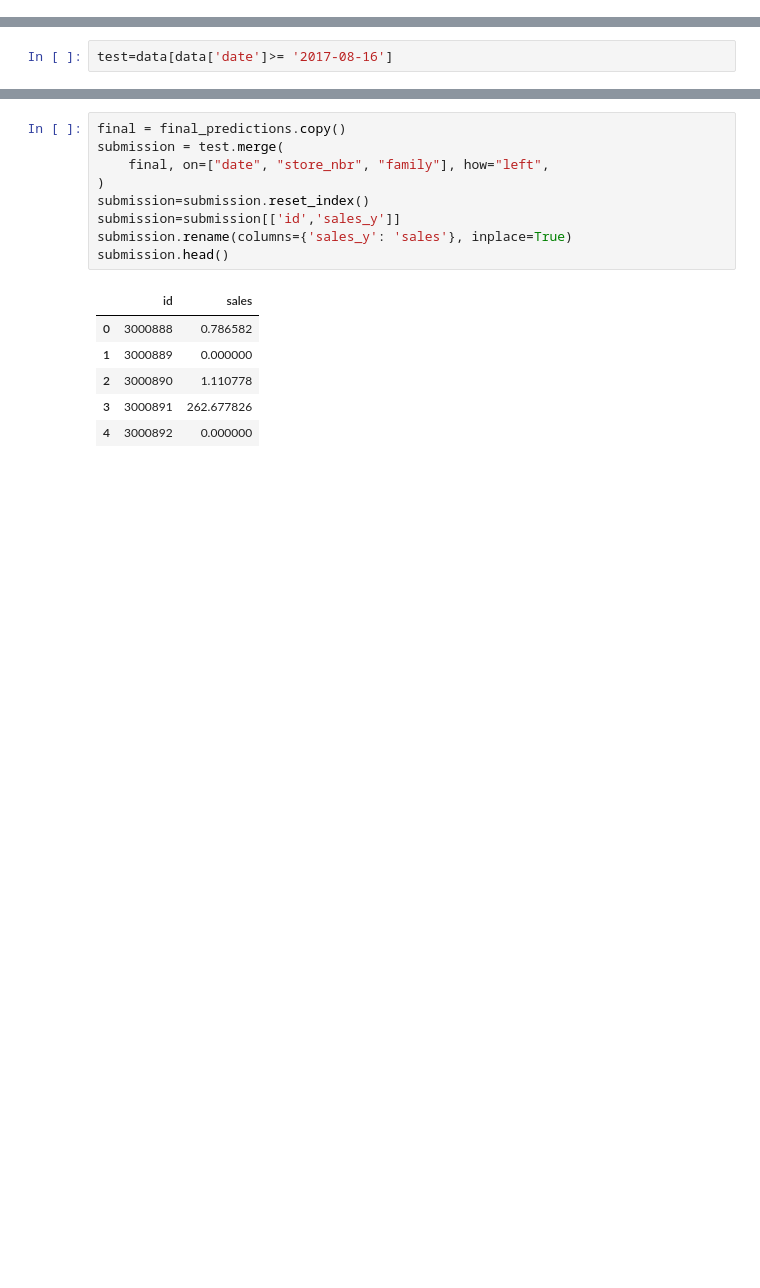
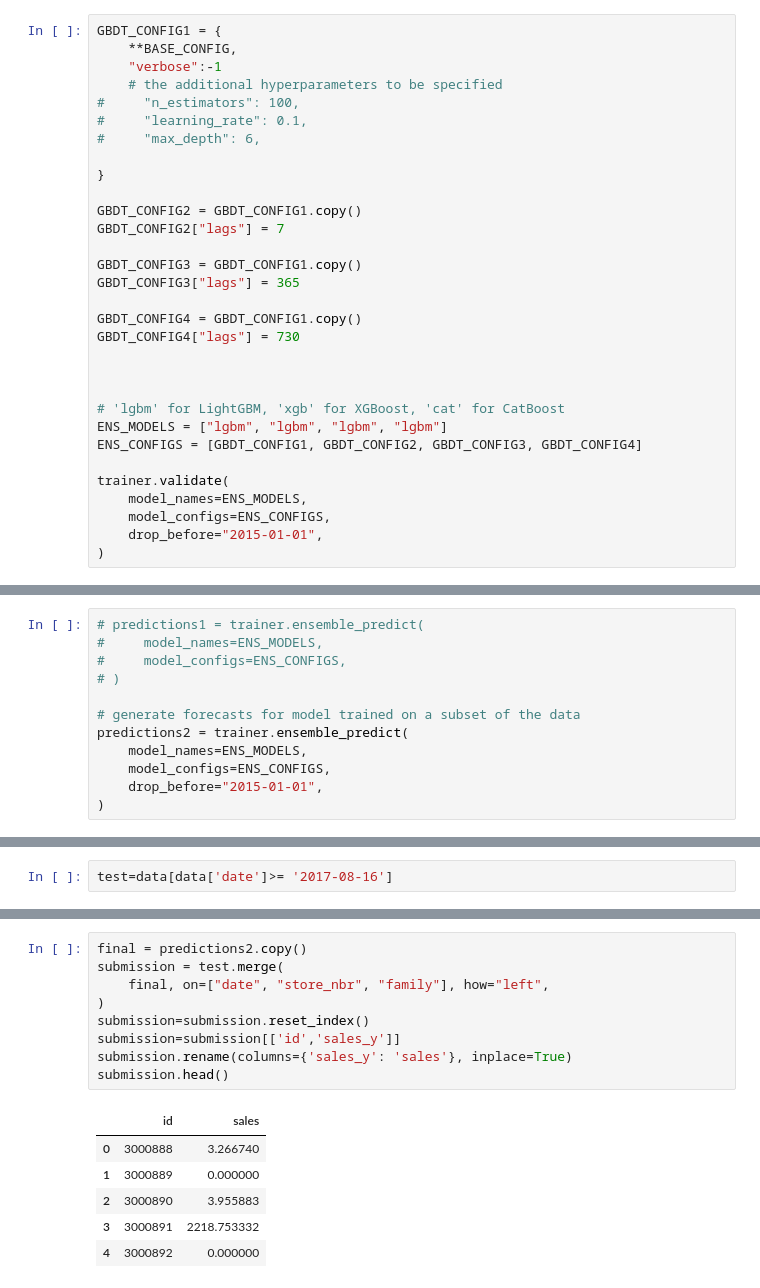
Before and after one commit to IvkovicDanica/Store-sales-time-series, a Jupyter notebook: darts.ipynb, the cells around one changed output, grey strips where cells are left out. Cells and saved outputs as stored; diff of their text form; blank space fills up the shorter version.

Commit message:
benchmark models and rmsle fixed

```diff
--- a/darts.ipynb
+++ b/darts.ipynb
@@ -436,0 +439,31 @@ final_predictions.tail()
+# %%
+GBDT_CONFIG1 = {
+    **BASE_CONFIG,
+    "verbose":-1
+    # the additional hyperparameters to be specified
+#     "n_estimators": 100,
+#     "learning_rate": 0.1,
+#     "max_depth": 6,
+
+}
+
+GBDT_CONFIG2 = GBDT_CONFIG1.copy()
+GBDT_CONFIG2["lags"] = 7
+
+GBDT_CONFIG3 = GBDT_CONFIG1.copy()
+GBDT_CONFIG3["lags"] = 365
+
+GBDT_CONFIG4 = GBDT_CONFIG1.copy()
+GBDT_CONFIG4["lags"] = 730
+
+
+
+# 'lgbm' for LightGBM, 'xgb' for XGBoost, 'cat' for CatBoost
+ENS_MODELS = ["lgbm", "lgbm", "lgbm", "lgbm"]
+ENS_CONFIGS = [GBDT_CONFIG1, GBDT_CONFIG2, GBDT_CONFIG3, GBDT_CONFIG4]
+
+trainer.validate(
+    model_names=ENS_MODELS,
+    model_configs=ENS_CONFIGS,
+    drop_before="2015-01-01",
+)
@@ -436,0 +488,12 @@ final_predictions.tail()
+# %%
+# predictions1 = trainer.ensemble_predict(
+#     model_names=ENS_MODELS,
+#     model_configs=ENS_CONFIGS,
+# )
+
+# generate forecasts for model trained on a subset of the data
+predictions2 = trainer.ensemble_predict(
+    model_names=ENS_MODELS,
+    model_configs=ENS_CONFIGS,
+    drop_before="2015-01-01",
+)
@@ -454,17 +535,17 @@ test.head()
 # %%
-final = final_predictions.copy()
+final = predictions2.copy()
 submission = test.merge(
     final, on=["date", "store_nbr", "family"], how="left",
 )
 submission=submission.reset_index()
 submission=submission[['id','sales_y']]
 submission.rename(columns={'sales_y': 'sales'}, inplace=True)
 submission.head()
 # %% [output]
 |  | id | sales |
-| 0 | 3000888 | 0.786582 |
+| 0 | 3000888 | 3.266740 |
 | 1 | 3000889 | 0.000000 |
-| 2 | 3000890 | 1.110778 |
-| 3 | 3000891 | 262.677826 |
+| 2 | 3000890 | 3.955883 |
+| 3 | 3000891 | 2218.753332 |
 | 4 | 3000892 | 0.000000 |
 # %%
```
Also changed, not shown: parts of 18 cells of this notebook.
